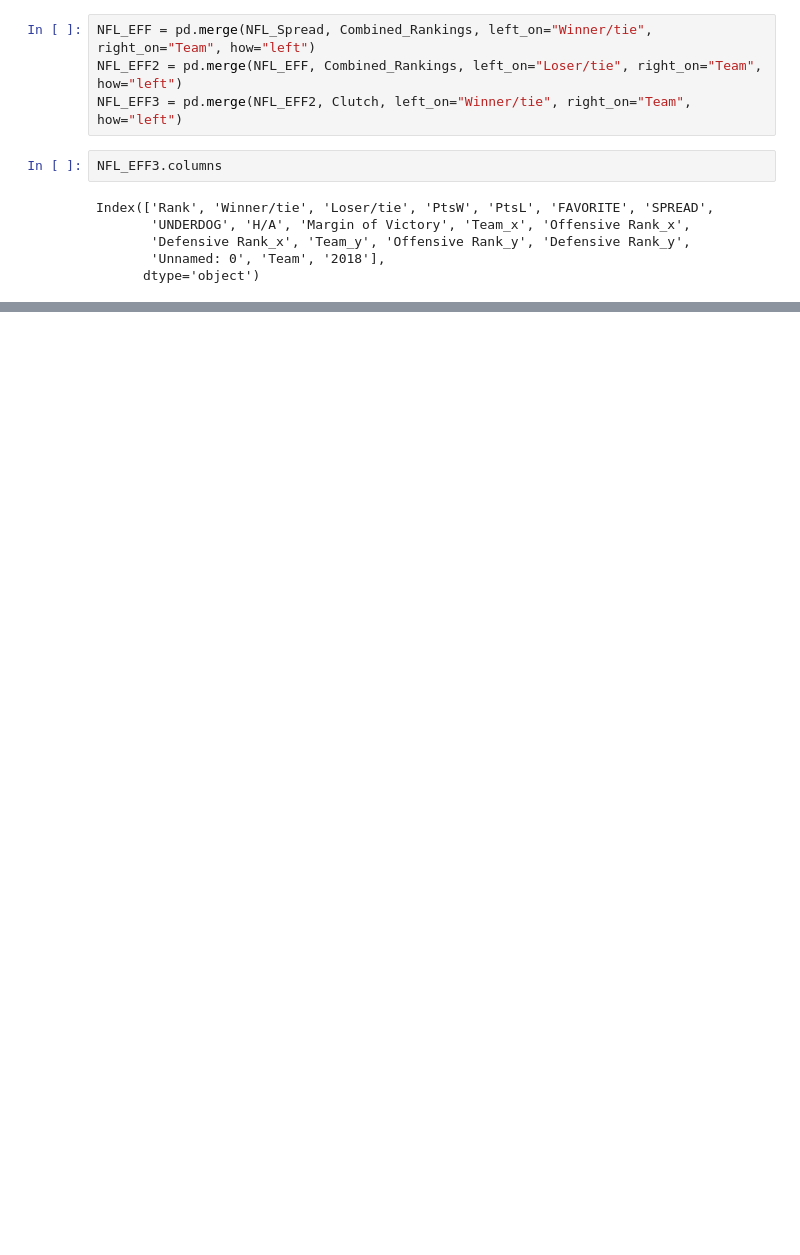
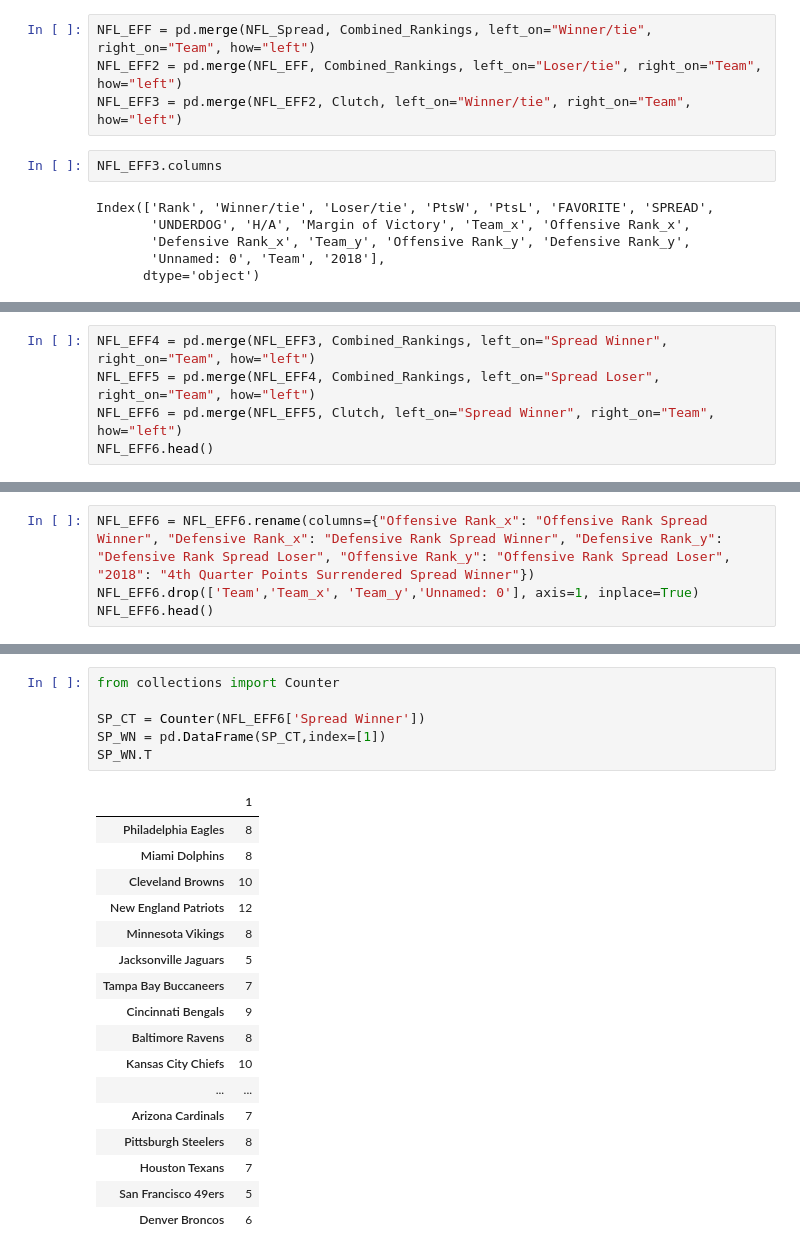
Before and after one commit to allamass95/nfl_spreads, a Jupyter notebook: Total_Offense_and_Total_Defense.ipynb, the cells around one changed output, grey strips where cells are left out. Drawn from its saved outputs; the diff is of its cells as text; blank space fills up the shorter version.

```diff
--- a/Total_Offense_and_Total_Defense.ipynb
+++ b/Total_Offense_and_Total_Defense.ipynb
@@ -267,3 +281,8 @@ NFL_EFF3.head()
 | 2 | 3 | Pittsburgh Steelers | Cleveland Browns | 21 | 21 | Pittsburgh Steelers | -3.5 | Cleveland Browns | A | ... |
 | 3 | 4 | New England Patriots | Houston Texans | 27 | 20 | New England Patriots | -6.0 | Houston Texans | H | ... |
 | 4 | 5 | Minnesota Vikings | San Francisco 49ers | 24 | 16 | Minnesota Vikings | -6.0 | San Francisco 49ers | H | ... |
+# %%
+NFL_EFF4 = pd.merge(NFL_EFF3, Combined_Rankings, left_on="Spread Winner", right_on="Team", how="left")
+NFL_EFF5 = pd.merge(NFL_EFF4, Combined_Rankings, left_on="Spread Loser", right_on="Team", how="left")
+NFL_EFF6 = pd.merge(NFL_EFF5, Clutch, left_on="Spread Winner", right_on="Team", how="left")
+NFL_EFF6.head()
@@ -269,0 +297,4 @@ NFL_EFF3.head()
+# %%
+NFL_EFF6 = NFL_EFF6.rename(columns={"Offensive Rank_x": "Offensive Rank Spread Winner", "Defensive Rank_x": "Defensive Rank Spread Winner", "Defensive Rank_y": "Defensive Rank Spread Loser", "Offensive Rank_y": "Offensive Rank Spread Loser", "2018": "4th Quarter Points Surrendered Spread Winner"})
+NFL_EFF6.drop(['Team','Team_x', 'Team_y','Unnamed: 0'], axis=1, inplace=True)
+NFL_EFF6.head()
@@ -287,0 +349,24 @@ plt.show()
+# %%
+from collections import Counter
+
+SP_CT = Counter(NFL_EFF6['Spread Winner'])
+SP_WN = pd.DataFrame(SP_CT,index=[1])
+SP_WN.T
+# %% [output]
+|  | 1 |
+| Philadelphia Eagles | 8 |
+| Miami Dolphins | 8 |
+| Cleveland Browns | 10 |
+| New England Patriots | 12 |
+| Minnesota Vikings | 8 |
+| Jacksonville Jaguars | 5 |
+| Tampa Bay Buccaneers | 7 |
+| Cincinnati Bengals | 9 |
+| Baltimore Ravens | 8 |
+| Kansas City Chiefs | 10 |
+| ... | ... |
+| Arizona Cardinals | 7 |
+| Pittsburgh Steelers | 8 |
+| Houston Texans | 7 |
+| San Francisco 49ers | 5 |
+| Denver Broncos | 6 |
```
Also changed, not shown: parts of 11 cells of this notebook, 11 other files.
